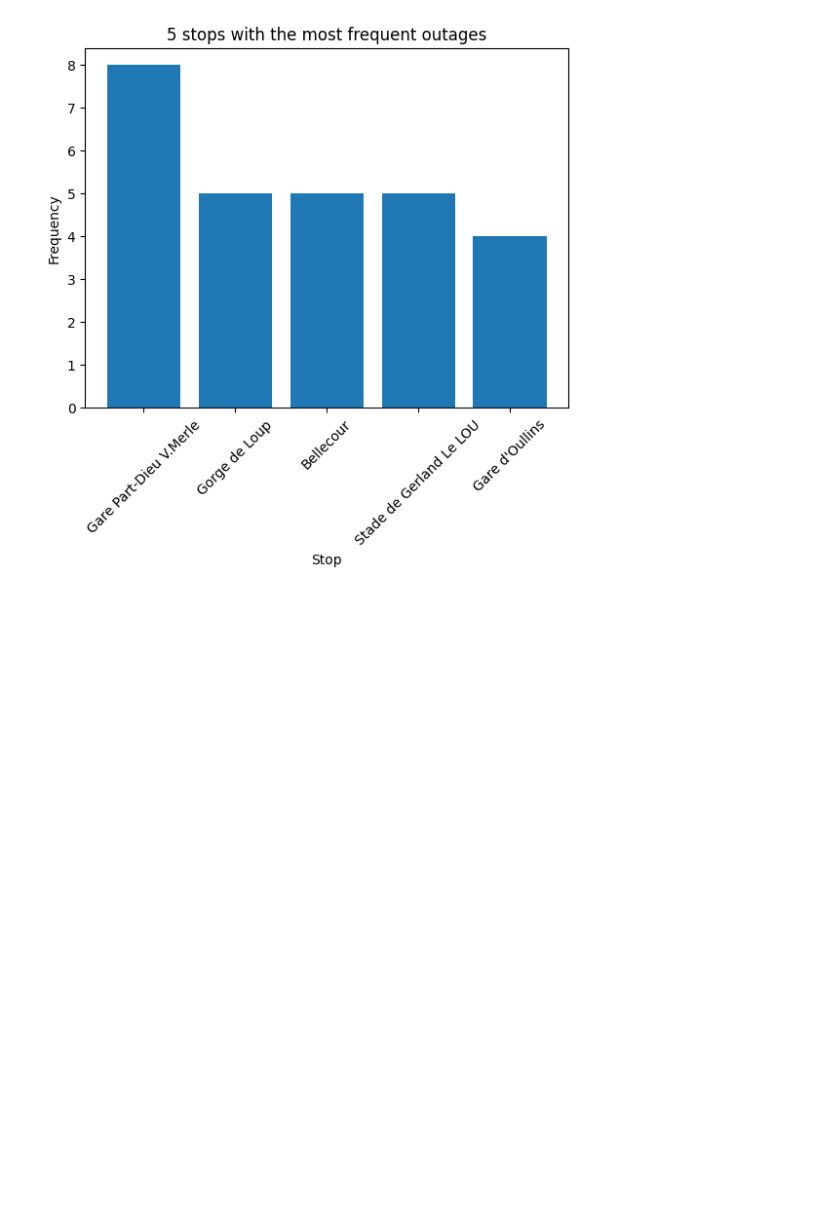
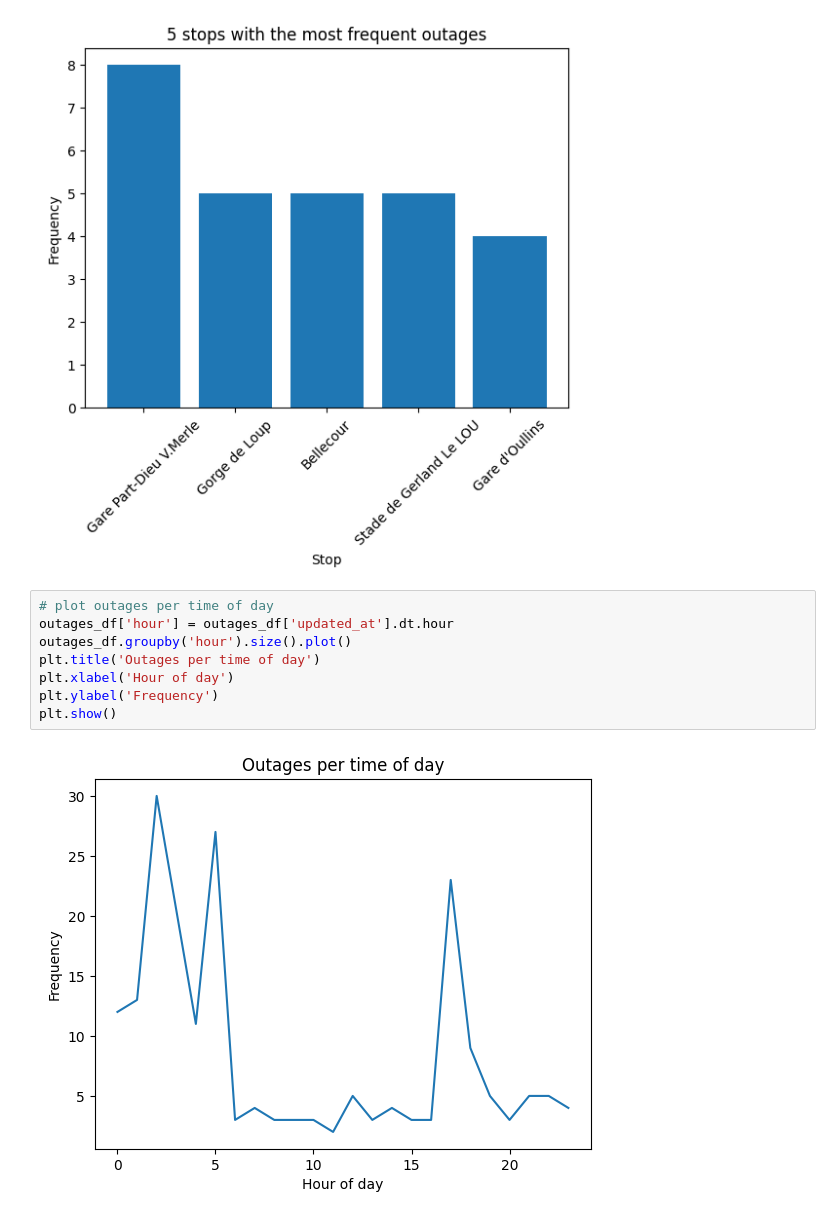
Before and after one commit to AldenCutler/LyonE24, a Jupyter notebook: stats-graphs/outages.ipynb, the cells around one changed output. Saved outputs shown, nothing was run; the diff lists cells and outputs as text; blank space fills up the shorter version.

```diff
--- a/stats-graphs/outages.ipynb
+++ b/stats-graphs/outages.ipynb
@@ -140,3 +149,13 @@ plt.ylabel('Frequency')
 plt.show()
 # %% [output]
 [figure]
+# %%
+# plot outages per time of day
+outages_df['hour'] = outages_df['updated_at'].dt.hour
+outages_df.groupby('hour').size().plot()
+plt.title('Outages per time of day')
+plt.xlabel('Hour of day')
+plt.ylabel('Frequency')
+plt.show()
+# %% [output]
+[figure, added]
```
Also changed, not shown: parts of 8 cells of this notebook, 8 other files.
